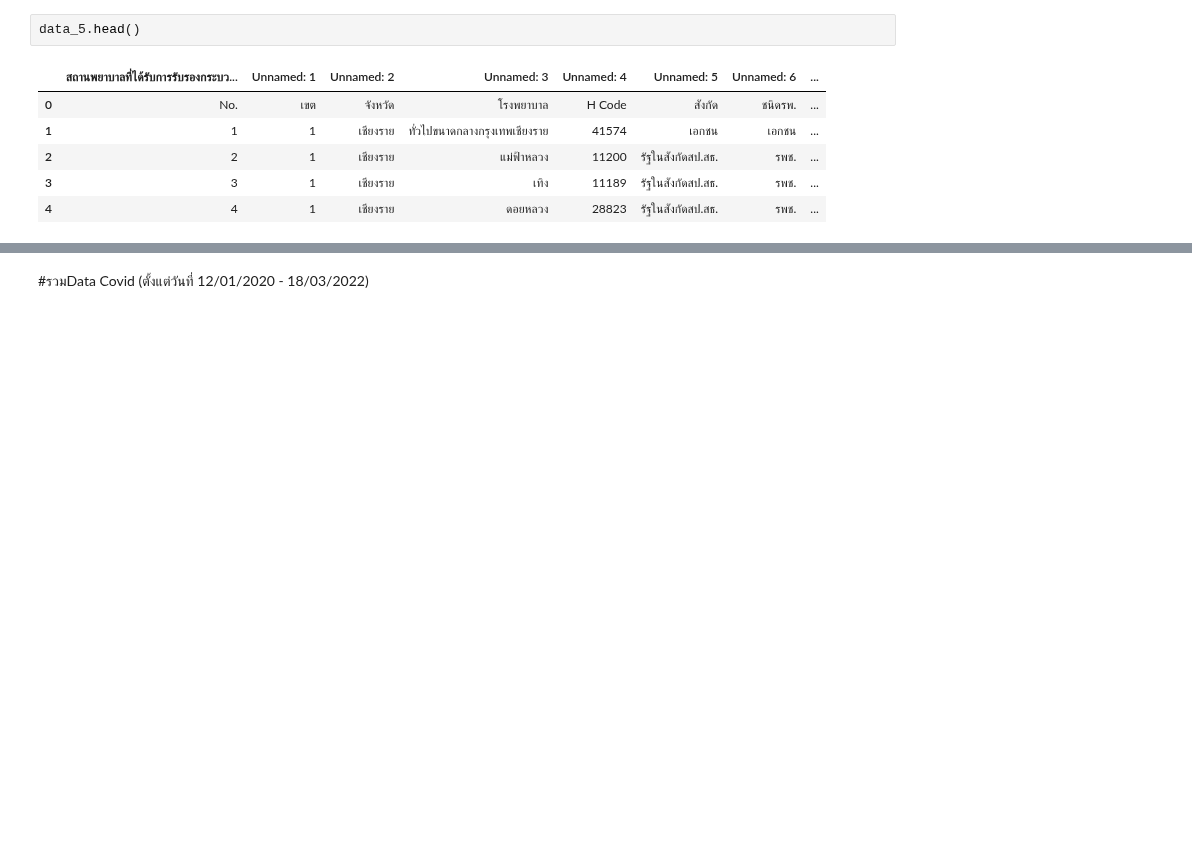
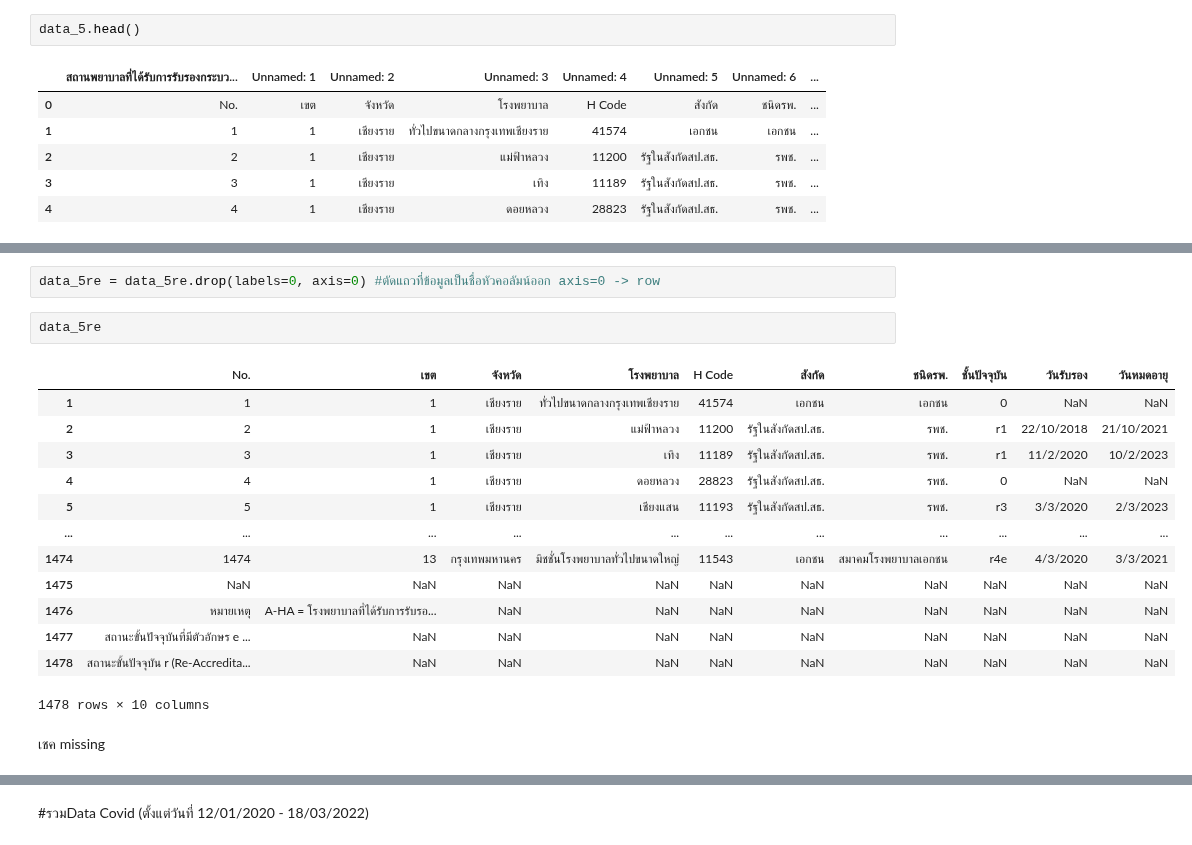
Before and after one commit to sskboonmee/data_viz_2022, a Jupyter notebook: Project_Dataviz.ipynb, the cells around one changed output, grey strips where cells are left out. Cells and saved outputs as stored; diff of their text form; blank space fills up the shorter version.

Commit message:
drop error

```diff
--- a/Project_Dataviz.ipynb
+++ b/Project_Dataviz.ipynb
@@ -157,0 +178,20 @@ data_5.head()
+# %%
+data_5re = data_5re.drop(labels=0, axis=0) #ตัดแถวที่ข้อมูลเป็นชื่อหัวคอลัมน์ออก axis=0 -> row
+# %%
+data_5re
+# %% [output]
+|  | No. | เขต | จังหวัด | โรงพยาบาล | H Code | สังกัด | ชนิดรพ. | ชั้นปัจจุบัน | วันรับรอง | วันหมดอายุ |
+| 1 | 1 | 1 | เชียงราย | ทั่วไปขนาดกลางกรุงเทพเชียงราย | 41574 | เอกชน | เอกชน | 0 | NaN | NaN |
+| 2 | 2 | 1 | เชียงราย | แม่ฟ้าหลวง | 11200 | รัฐในสังกัดสป.สธ. | รพช. | r1 | 22/10/2018 | 21/10/2021 |
+| 3 | 3 | 1 | เชียงราย | เทิง | 11189 | รัฐในสังกัดสป.สธ. | รพช. | r1 | 11/2/2020 | 10/2/2023 |
+| 4 | 4 | 1 | เชียงราย | ดอยหลวง | 28823 | รัฐในสังกัดสป.สธ. | รพช. | 0 | NaN | NaN |
+| 5 | 5 | 1 | เชียงราย | เชียงแสน | 11193 | รัฐในสังกัดสป.สธ. | รพช. | r3 | 3/3/2020 | 2/3/2023 |
+| ... | ... | ... | ... | ... | ... | ... | ... | ... | ... | ... |
+| 1474 | 1474 | 13 | กรุงเทพมหานคร | มิชชั่นโรงพยาบาลทั่วไปขนาดใหญ่ | 11543 | เอกชน | สมาคมโรงพยาบาลเอกชน | r4e | 4/3/2020 | 3/3/2021 |
+| 1475 | NaN | NaN | NaN | NaN | NaN | NaN | NaN | NaN | NaN | NaN |
+| 1476 | หมายเหตุ | A-HA = โรงพยาบาลที่ได้รับการรับรอ... | NaN | NaN | NaN | NaN | NaN | NaN | NaN | NaN |
+| 1477 | สถานะขั้นปัจจุบันที่มีตัวอักษร e ... | NaN | NaN | NaN | NaN | NaN | NaN | NaN | NaN | NaN |
+| 1478 | สถานะขั้นปัจจุบัน r (Re-Accredita... | NaN | NaN | NaN | NaN | NaN | NaN | NaN | NaN | NaN |
+1478 rows × 10 columns
+# %% [markdown]
+เชค missing
```
Also changed, not shown: parts of 6 cells of this notebook.
